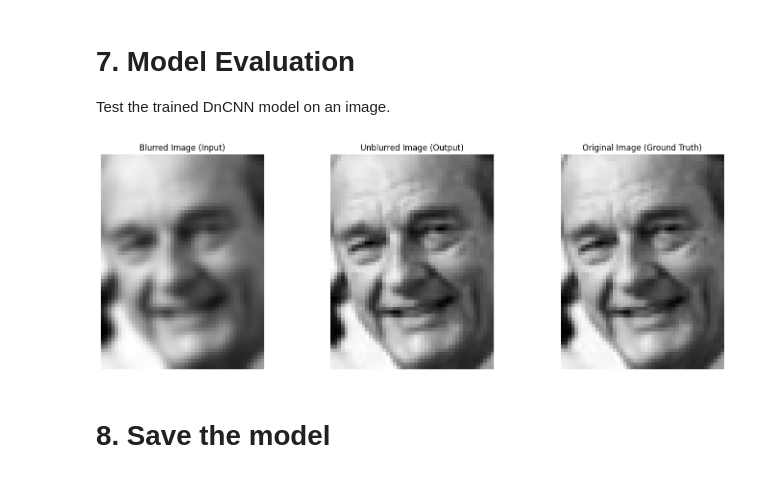
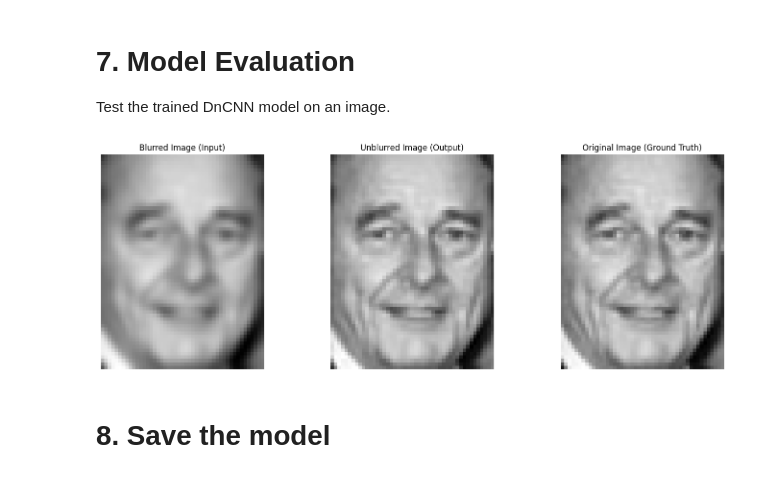
Before and after one commit to AdrienMarch/Hanon, a Jupyter notebook: Remove_blur.ipynb, the cells around one changed output. Saved outputs shown, nothing was run; the diff lists cells and outputs as text; code cells hidden in the pictures.

```diff
--- a/Remove_blur.ipynb
+++ b/Remove_blur.ipynb
@@ -37,7 +37,13 @@ except Exception as e:
 
     # Extract images and save for future use
     img = faces.images
+
+    # Create directory if it doesn't exist
+    os.makedirs(save_dir, exist_ok=True)
+
+    # Cache the dataset to disk for future use
     np.save(os.path.join(save_dir, 'Img.npy'), img)
+
     print("Image dataset cached to disk.")
 # %% [output]
 Image dataset loaded from cache.
@@ -289,7 +295,7 @@ Training completed! Final loss: 0.000056
 Test the trained DnCNN model on an image.
 # %%
 # Select a test image
-idx = 71
+idx = 1516
 
 # Remove blur from the image using the trained model
 cnn.eval()  # Set model to evaluation mode
@@ -297,34 +303,34 @@ with torch.no_grad():  # Disable gradient computation for inference
     # Prepare blurred image as model input
     blurred = add_channel(img_blurred[idx]).unsqueeze(0).to(device)
 
     # Predict blur
     noise_pred = cnn(blurred)
 
     # Reconstruct clean image: blurred - predicted_blur
     denoised = torch.clamp(blurred - noise_pred, 0, 1).cpu().squeeze()
 
 # Visualize: Blurred → Unblurred → Original
 plt.figure(figsize=(15, 5))
 
 plt.subplot(1, 3, 1)
 plt.imshow(img_blurred[idx], cmap='gray')
 plt.title("Blurred Image (Input)")
 plt.axis('off')
 
 plt.subplot(1, 3, 2)
 plt.imshow(denoised, cmap='gray')
 plt.title("Unblurred Image (Output)")
 plt.axis('off')
 
 plt.subplot(1, 3, 3)
 plt.imshow(img_grayscale[idx], cmap='gray')
 plt.title("Original Image (Ground Truth)")
 plt.axis('off')
 
 plt.tight_layout()
 plt.show()
 # %% [output]
-[figure, old version]
+[figure, new version]
 # %% [markdown]
 # 8. Save the model
 # %%
```
Also changed, not shown: parts of 1 cell of this notebook, 4 other files.
